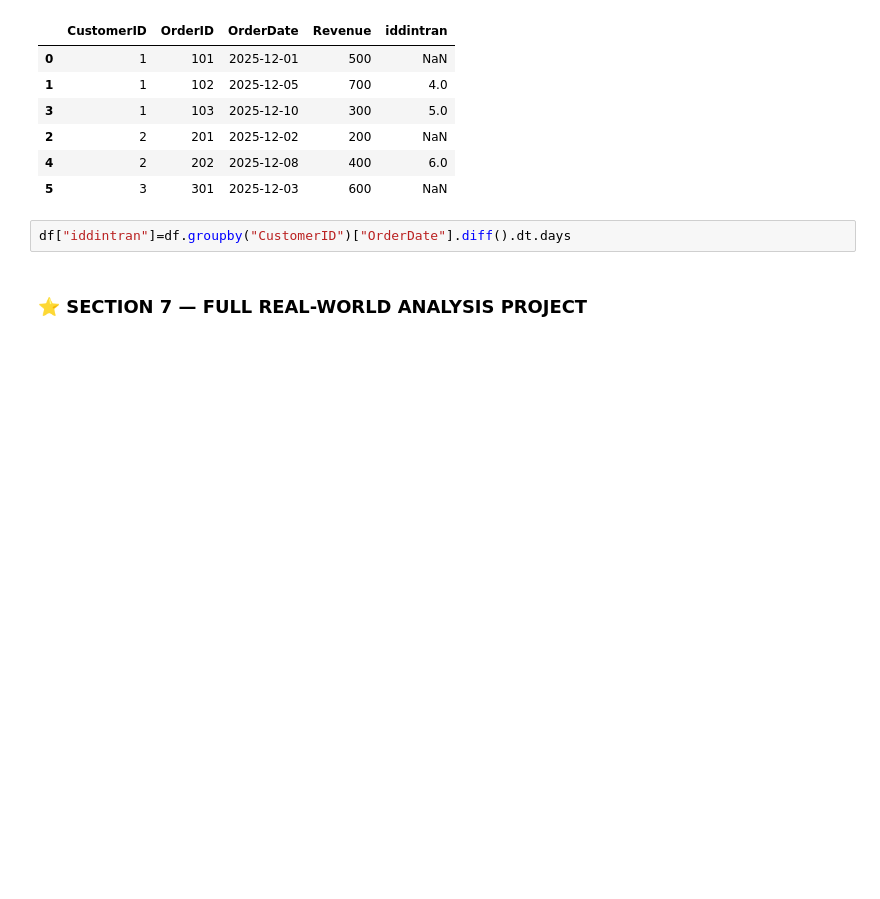
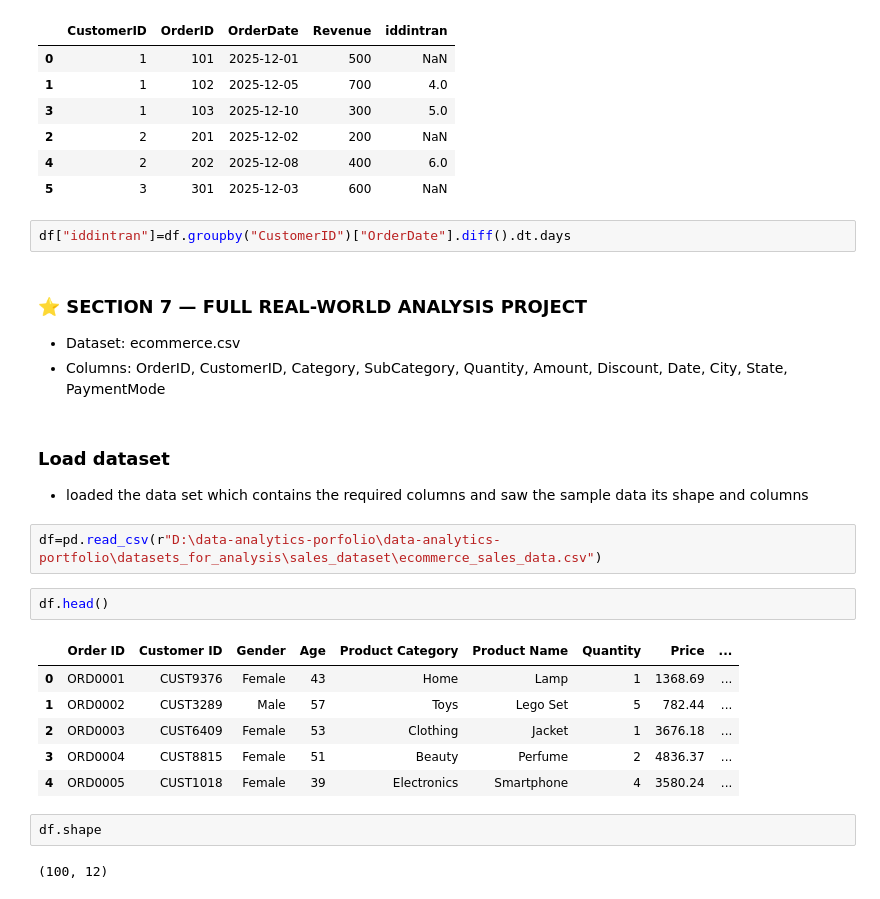
Before and after one commit to sagarnbeedi-analytics/data-analytics-portfolio, a Jupyter notebook: PYTHON/practicing_python_libraries/python_files/pandas.ipynb, the cells around one changed output. Cells and saved outputs as stored; diff of their text form; blank space fills up the shorter version.

```diff
--- a/PYTHON/practicing_python_libraries/python_files/pandas.ipynb
+++ b/PYTHON/practicing_python_libraries/python_files/pandas.ipynb
@@ -1033,3 +1033,23 @@ df
 df["iddintran"]=df.groupby("CustomerID")["OrderDate"].diff().dt.days
 # %% [markdown]
 ### ⭐ SECTION 7 — FULL REAL-WORLD ANALYSIS PROJECT
+- Dataset: ecommerce.csv
+- Columns: OrderID, CustomerID, Category, SubCategory, Quantity, Amount, Discount, Date, City, State, PaymentMode
+# %% [markdown]
+### Load dataset
+- loaded the data set which contains the required columns and saw the sample data its shape and columns
+# %%
+df=pd.read_csv(r"D:\data-analytics-porfolio\data-analytics-portfolio\datasets_for_analysis\sales_dataset\ecommerce_sales_data.csv")
+# %%
+df.head()
+# %% [output]
+|  | Order ID | Customer ID | Gender | Age | Product Category | Product Name | Quantity | Price | ... |
+| 0 | ORD0001 | CUST9376 | Female | 43 | Home | Lamp | 1 | 1368.69 | ... |
+| 1 | ORD0002 | CUST3289 | Male | 57 | Toys | Lego Set | 5 | 782.44 | ... |
+| 2 | ORD0003 | CUST6409 | Female | 53 | Clothing | Jacket | 1 | 3676.18 | ... |
+| 3 | ORD0004 | CUST8815 | Female | 51 | Beauty | Perfume | 2 | 4836.37 | ... |
+| 4 | ORD0005 | CUST1018 | Female | 39 | Electronics | Smartphone | 4 | 3580.24 | ... |
+# %%
+df.shape
+# %% [output]
+(100, 12)
```
Also changed, not shown: parts of 21 cells of this notebook, 1 other file.
